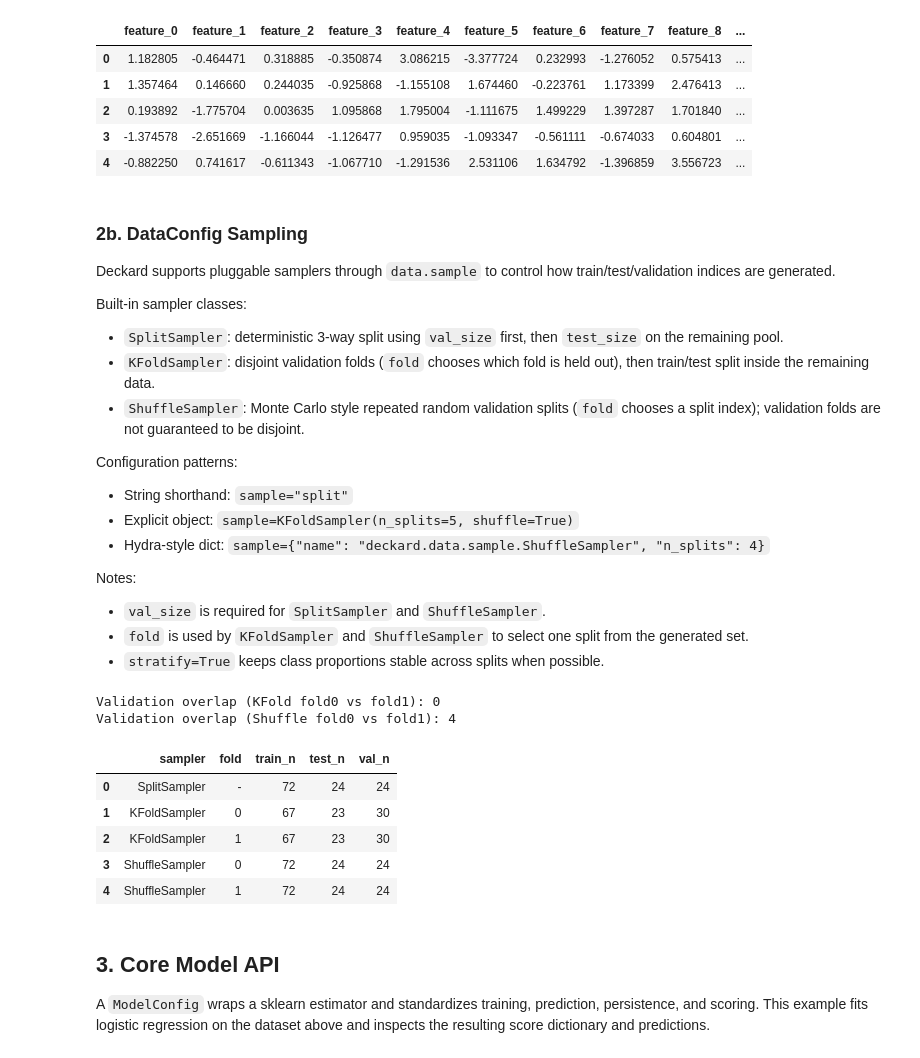
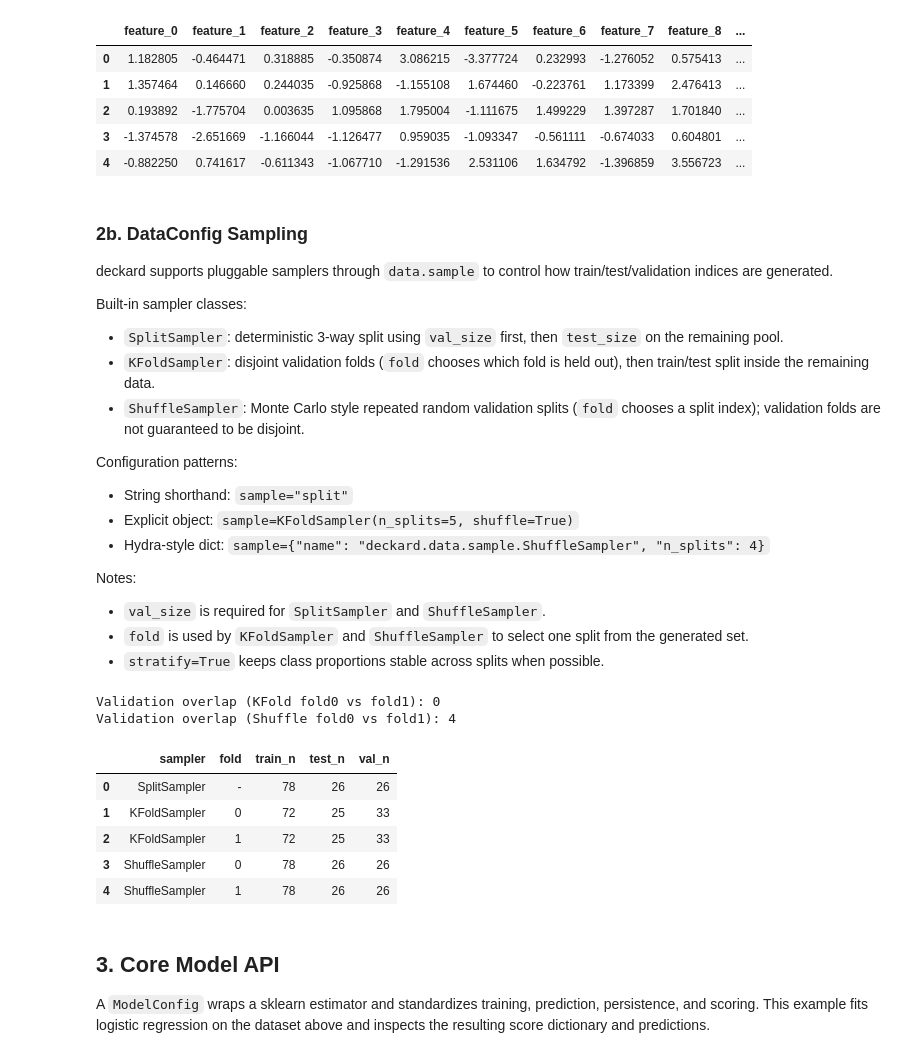
Before and after one commit to simplymathematics/deckard, a Jupyter notebook: docs/notebooks/sklearn.ipynb, the cells around one changed output. Cells and saved outputs as stored; diff of their text form; code cells hidden in the pictures.

```diff
--- a/docs/notebooks/sklearn.ipynb
+++ b/docs/notebooks/sklearn.ipynb
@@ -110,7 +110,7 @@ Dataset score keys: ['data_load_time', 'data_sample_time', 'test_n', 'train_n',
 # %% [markdown]
 ### 2b. DataConfig Sampling
 
-Deckard supports pluggable samplers through `data.sample` to control how train/test/validation indices are generated.
+deckard supports pluggable samplers through `data.sample` to control how train/test/validation indices are generated.
 
 Built-in sampler classes:
 - `SplitSampler`: deterministic 3-way split using `val_size` first, then `test_size` on the remaining pool.
@@ -129,11 +129,11 @@ Notes:
 # %%
 from deckard.data.sample import SplitSampler, KFoldSampler, ShuffleSampler
 
-def build_sampled_data(sample, *, fold=0, val_size=0.2):
+def build_sampled_data(sample, *, split=0, val_size=0.2):
     cfg = DataConfig(
         dataset_name="make_classification",
         data_params={
-            "n_samples": 120,
+            "n_samples": 130,
             "n_features": 8,
             "n_informative": 4,
             "n_redundant": 0,
@@ -143,48 +143,48 @@ def build_sampled_data(sample, *, fold=0, val_size=0.2):
         },
         test_size=0.25,
         val_size=val_size,
-        fold=fold,
+        split=split,
         random_state=42,
         stratify=True,
         classifier=True,
         target="target",
         sample=sample,
     )
     cfg()
     return cfg
 
 split_cfg = build_sampled_data(SplitSampler())
-kfold_cfg_fold0 = build_sampled_data(KFoldSampler(n_splits=4, shuffle=True), fold=0)
-kfold_cfg_fold1 = build_sampled_data(KFoldSampler(n_splits=4, shuffle=True), fold=1)
-shuffle_cfg_fold0 = build_sampled_data(ShuffleSampler(n_splits=4), fold=0)
-shuffle_cfg_fold1 = build_sampled_data(ShuffleSampler(n_splits=4), fold=1)
+kfold_cfg_fold0 = build_sampled_data(KFoldSampler(n_splits=4, shuffle=True), split=0)
+kfold_cfg_fold1 = build_sampled_data(KFoldSampler(n_splits=4, shuffle=True), split=1)
+shuffle_cfg_fold0 = build_sampled_data(ShuffleSampler(n_splits=4), split=0)
+shuffle_cfg_fold1 = build_sampled_data(ShuffleSampler(n_splits=4), split=1)
 
 summary = pd.DataFrame(
     [
         {"sampler": "SplitSampler", "fold": "-", "train_n": split_cfg.train_n, "test_n": split_cfg.test_n, "val_n": split_cfg.val_n},
         {"sampler": "KFoldSampler", "fold": 0, "train_n": kfold_cfg_fold0.train_n, "test_n": kfold_cfg_fold0.test_n, "val_n": kfold_cfg_fold0.val_n},
         {"sampler": "KFoldSampler", "fold": 1, "train_n": kfold_cfg_fold1.train_n, "test_n": kfold_cfg_fold1.test_n, "val_n": kfold_cfg_fold1.val_n},
         {"sampler": "ShuffleSampler", "fold": 0, "train_n": shuffle_cfg_fold0.train_n, "test_n": shuffle_cfg_fold0.test_n, "val_n": shuffle_cfg_fold0.val_n},
         {"sampler": "ShuffleSampler", "fold": 1, "train_n": shuffle_cfg_fold1.train_n, "test_n": shuffle_cfg_fold1.test_n, "val_n": shuffle_cfg_fold1.val_n},
     ]
  )
 
 kfold_val_overlap = len(set(kfold_cfg_fold0.val_indices).intersection(set(kfold_cfg_fold1.val_indices)))
 shuffle_val_overlap = len(set(shuffle_cfg_fold0.val_indices).intersection(set(shuffle_cfg_fold1.val_indices)))
 
 print("Validation overlap (KFold fold0 vs fold1):", kfold_val_overlap)
 print("Validation overlap (Shuffle fold0 vs fold1):", shuffle_val_overlap)
 
 summary
 # %% [output]
 Validation overlap (KFold fold0 vs fold1): 0
 Validation overlap (Shuffle fold0 vs fold1): 4
 |  | sampler | fold | train_n | test_n | val_n |
-| 0 | SplitSampler | - | 72 | 24 | 24 |
-| 1 | KFoldSampler | 0 | 67 | 23 | 30 |
-| 2 | KFoldSampler | 1 | 67 | 23 | 30 |
-| 3 | ShuffleSampler | 0 | 72 | 24 | 24 |
-| 4 | ShuffleSampler | 1 | 72 | 24 | 24 |
+| 0 | SplitSampler | - | 78 | 26 | 26 |
+| 1 | KFoldSampler | 0 | 72 | 25 | 33 |
+| 2 | KFoldSampler | 1 | 72 | 25 | 33 |
+| 3 | ShuffleSampler | 0 | 78 | 26 | 26 |
+| 4 | ShuffleSampler | 1 | 78 | 26 | 26 |
 # %% [markdown]
 ## 3. Core Model API
 
```
Also changed, not shown: parts of 8 cells of this notebook, 43 other files.
